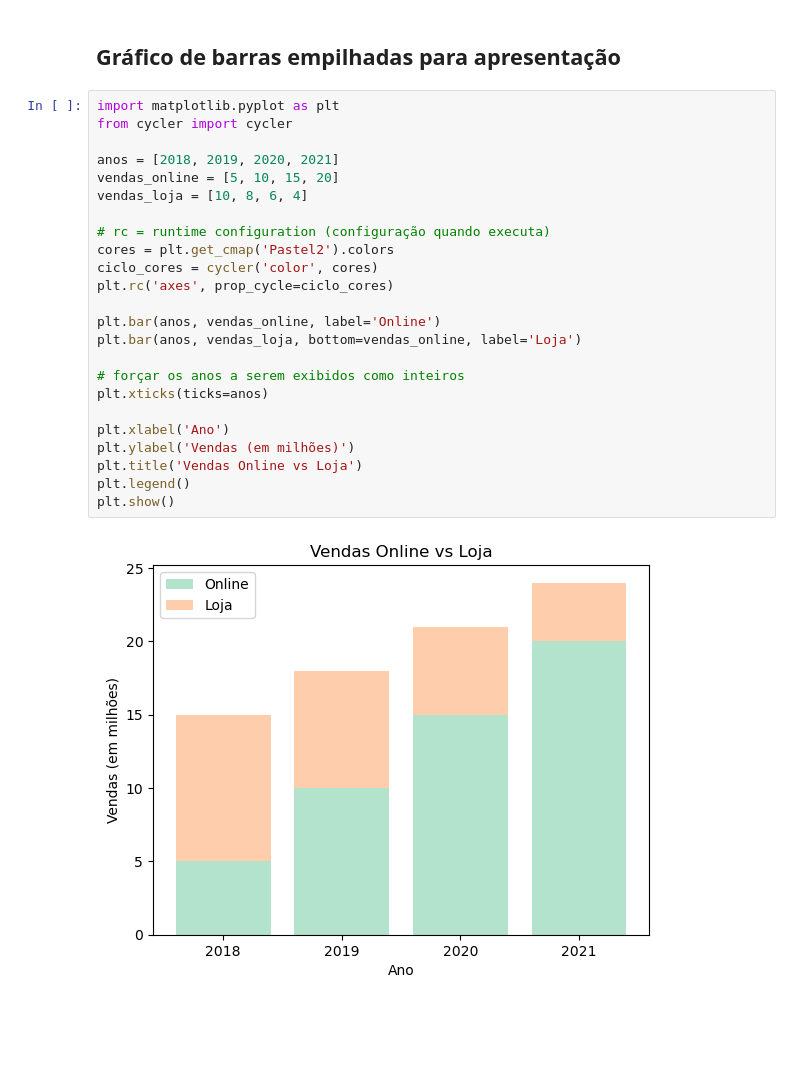
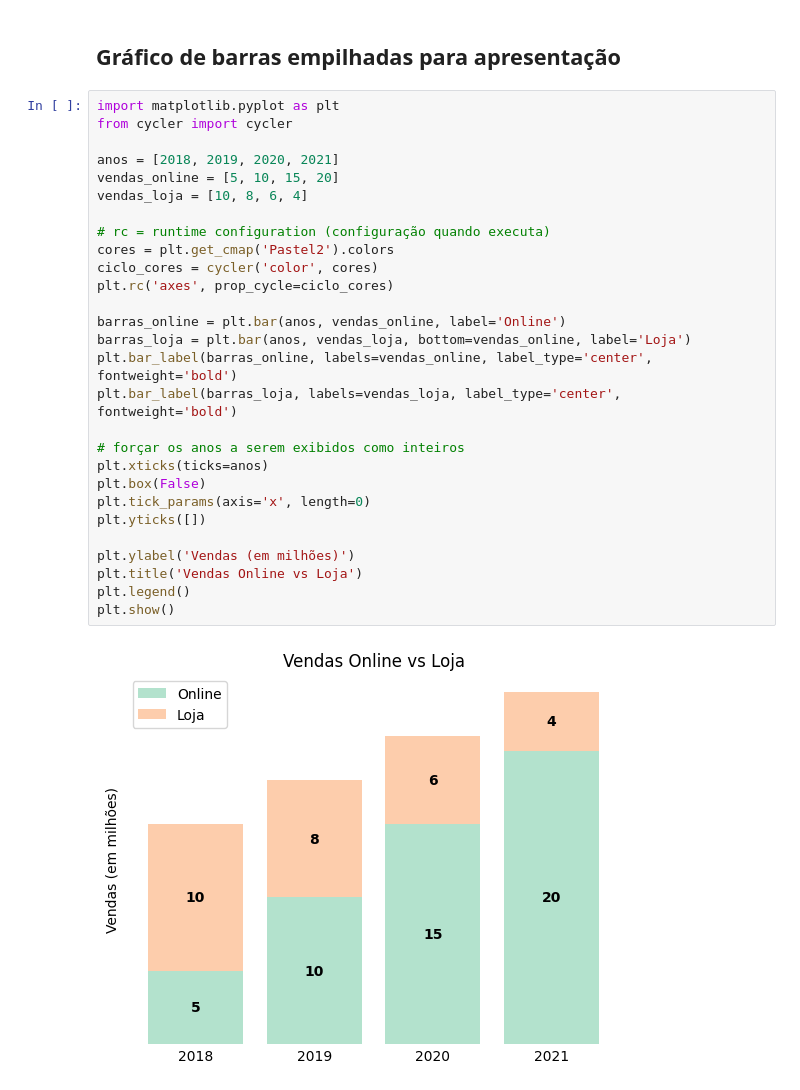
Before and after one commit to accorsi-lucas/Matplotlib-e-Seaborn, a Jupyter notebook: Matplotlib - Gráfico de barras empilhadas para apresentação/14_plt_personalizacao_barras_empilhadas_inicial.ipynb, the cells around one changed output. Drawn from its saved outputs; the diff is of its cells as text; blank space fills up the shorter version.

```diff
--- a/Matplotlib - Gráfico de barras empilhadas para apresentação/14_plt_personalizacao_barras_empilhadas_inicial.ipynb
+++ b/Matplotlib - Gráfico de barras empilhadas para apresentação/14_plt_personalizacao_barras_empilhadas_inicial.ipynb
@@ -3,26 +3,30 @@
 # %%
 import matplotlib.pyplot as plt
 from cycler import cycler
 
 anos = [2018, 2019, 2020, 2021]
 vendas_online = [5, 10, 15, 20]
 vendas_loja = [10, 8, 6, 4]
 
 # rc = runtime configuration (configuração quando executa)
 cores = plt.get_cmap('Pastel2').colors
 ciclo_cores = cycler('color', cores)
 plt.rc('axes', prop_cycle=ciclo_cores)
 
-plt.bar(anos, vendas_online, label='Online')
-plt.bar(anos, vendas_loja, bottom=vendas_online, label='Loja')
+barras_online = plt.bar(anos, vendas_online, label='Online')
+barras_loja = plt.bar(anos, vendas_loja, bottom=vendas_online, label='Loja')
+plt.bar_label(barras_online, labels=vendas_online, label_type='center', fontweight='bold')
+plt.bar_label(barras_loja, labels=vendas_loja, label_type='center', fontweight='bold')
 
 # forçar os anos a serem exibidos como inteiros
 plt.xticks(ticks=anos)
+plt.box(False)
+plt.tick_params(axis='x', length=0)
+plt.yticks([])
 
-plt.xlabel('Ano')
 plt.ylabel('Vendas (em milhões)')
 plt.title('Vendas Online vs Loja')
 plt.legend()
 plt.show()
 # %% [output]
-[figure, old version]
+[figure, new version]
```
Also changed, not shown: 6 other files.
